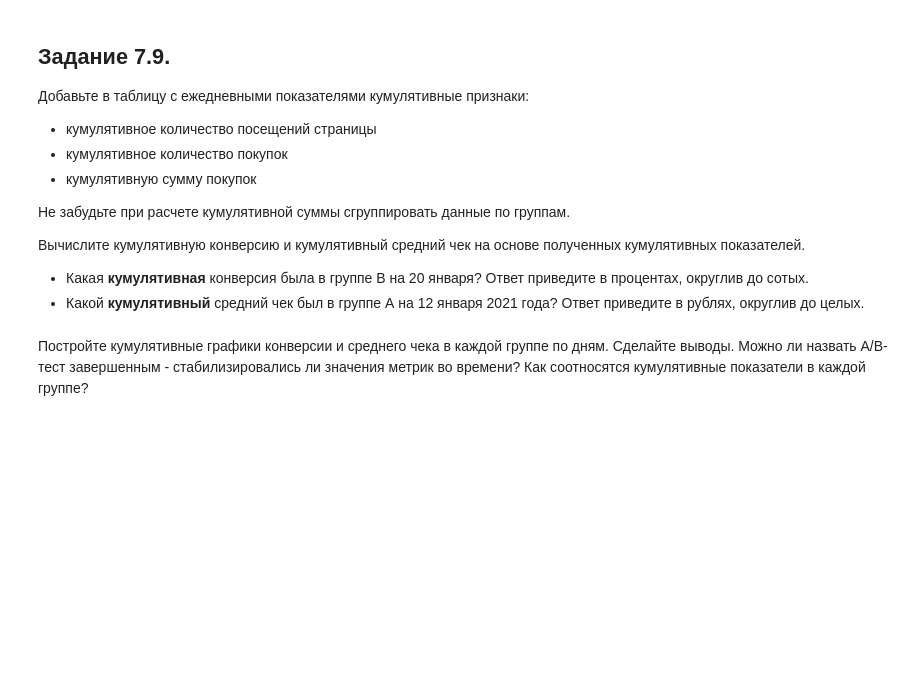
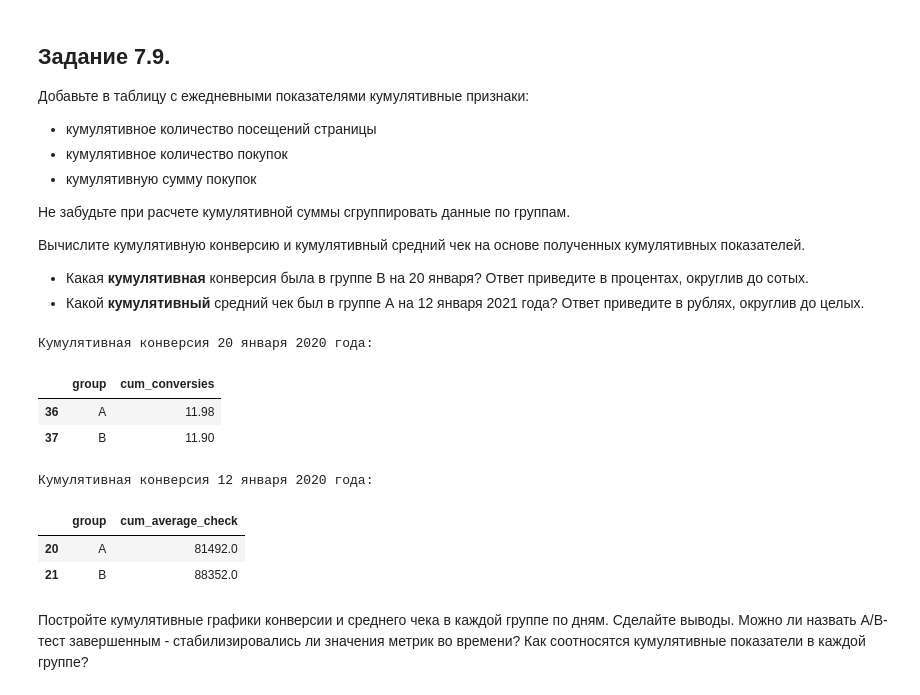
Before and after one commit to Oksana8346/Project3_3, a Jupyter notebook: EDA_5_Template.ipynb, the cells around one changed output. Cells and saved outputs as stored; diff of their text form; code cells hidden in the pictures; blank space fills up the shorter version.

```diff
--- a/EDA_5_Template.ipynb
+++ b/EDA_5_Template.ipynb
@@ -296,7 +296,31 @@ display(data_group_7_8[data_group_7_8['date'] == pd.to_datetime('2021-01-03')][[
 * Какая **кумулятивная** конверсия была в группе B на 20 января? Ответ приведите в процентах, округлив до сотых.
 * Какой **кумулятивный** средний чек был в группе А на 12 января 2021 года? Ответ приведите в рублях, округлив до целых.
 # %%
-# ваш код здесь
+# вычисляем кумулятивную сумму количества посетителей
+data_group_7_8['cum_users_count'] = data_group_7_8.groupby('group')['count_visits'].cumsum()
+# вычисляем кумулятивную сумму количества совершённых целевых действий
+data_group_7_8['cum_purchase_sum'] = data_group_7_8.groupby('group')['count_purchases'].cumsum()
+# вычисляем кумулятивную сумму покупок
+data_group_7_8['cum_price_sum'] = data_group_7_8.groupby('group')['sum_price'].cumsum()
+#Кумулятивная конверсия
+data_group_7_8['cum_conversies']=round(data_group_7_8['cum_purchase_sum']/data_group_7_8['cum_users_count']*100, 2)
+#Кумулятивный средний чек
+data_group_7_8['cum_average_check']=round(data_group_7_8['cum_price_sum']/data_group_7_8['cum_purchase_sum'])
+
+
+print('Кумулятивная конверсия 20 января 2020 года:')
+display(data_group_7_8[data_group_7_8['date'] == pd.to_datetime('2021-01-20')][['group', 'cum_conversies']].round(2))
+print('Кумулятивная конверсия 12 января 2020 года:')
+display(data_group_7_8[data_group_7_8['date'] == pd.to_datetime('2021-01-12')][['group', 'cum_average_check']].round())
+# %% [output]
+Кумулятивная конверсия 20 января 2020 года:
+|  | group | cum_conversies |
+| 36 | A | 11.98 |
+| 37 | B | 11.90 |
+Кумулятивная конверсия 12 января 2020 года:
+|  | group | cum_average_check |
+| 20 | A | 81492.0 |
+| 21 | B | 88352.0 |
 # %% [markdown]
 Постройте кумулятивные графики конверсии и среднего чека в каждой группе по дням. Сделайте выводы. Можно ли назвать A/B-тест завершенным - стабилизировались ли значения метрик во времени? Как соотносятся кумулятивные показатели в каждой группе?
 # %%
```
Also changed, not shown: parts of 1 cell of this notebook.
